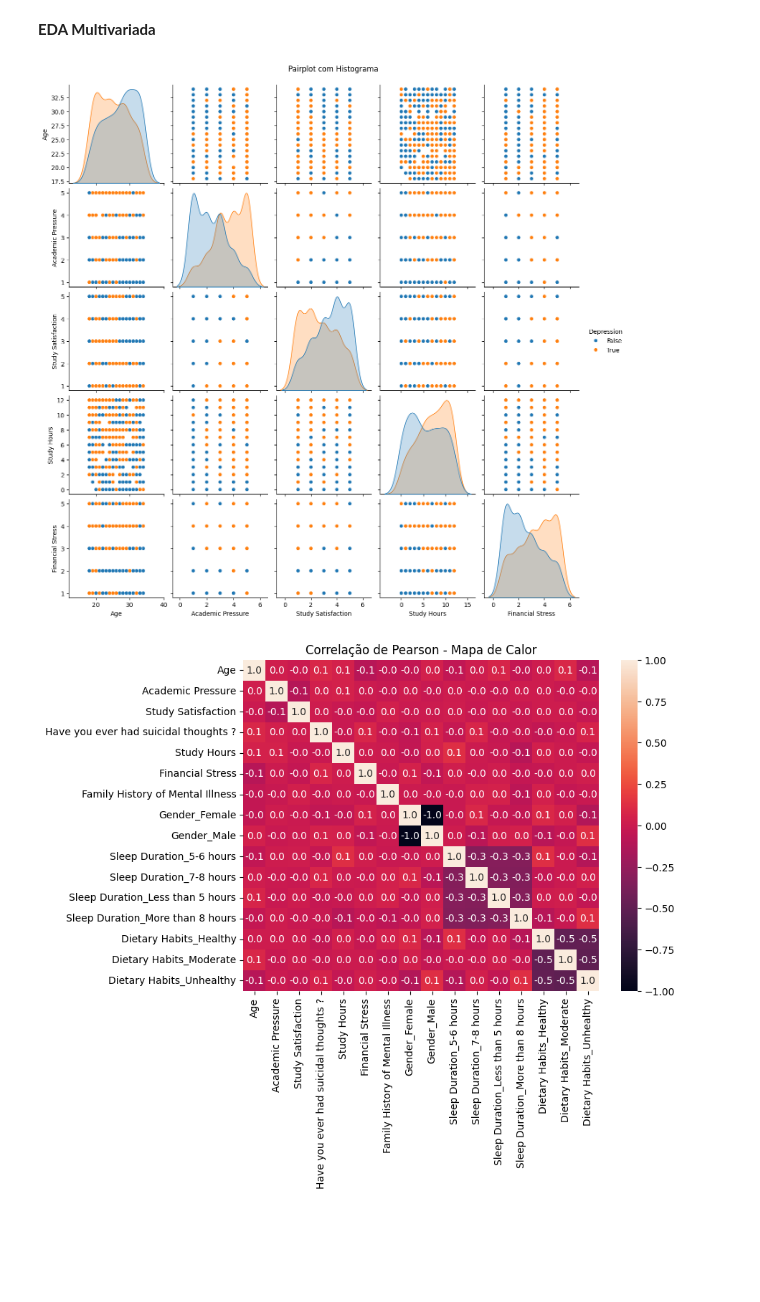
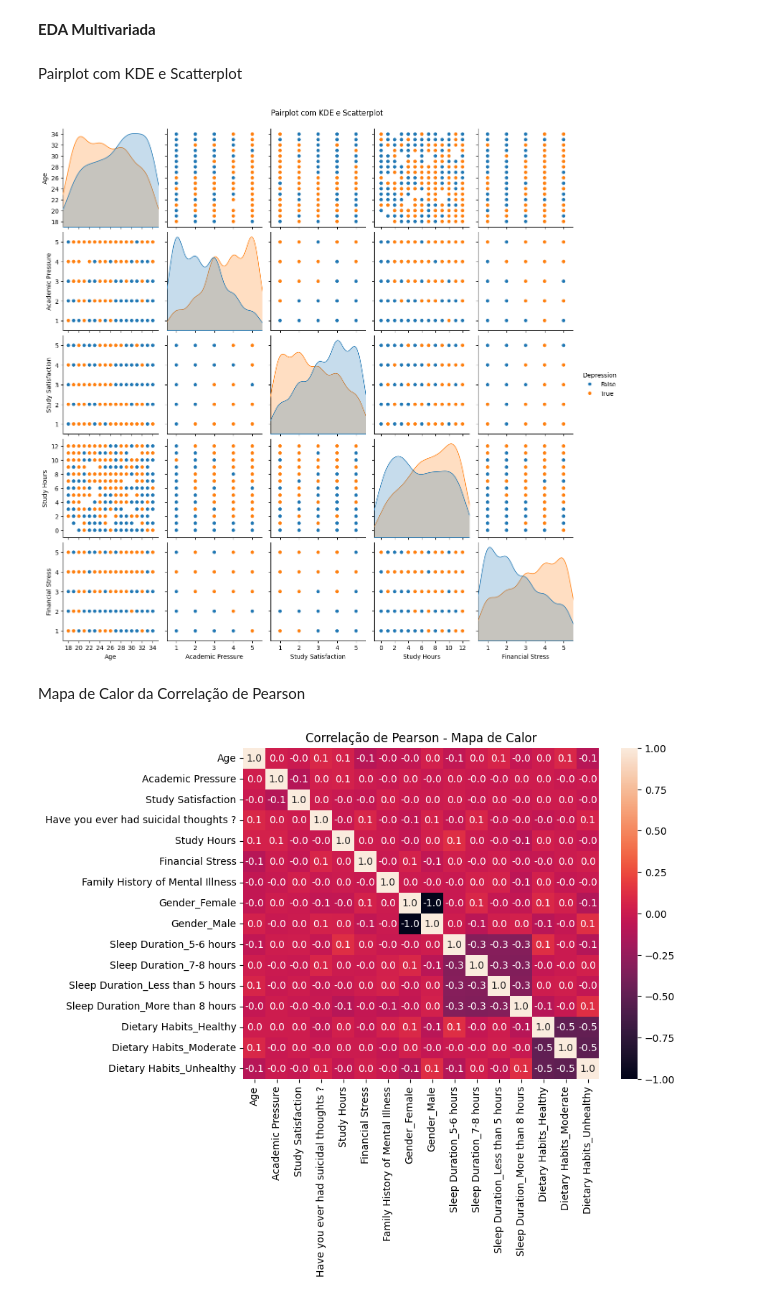
Before and after one commit to MrCostinha/CDE-AM, a Jupyter notebook: CDE_Projeto_Final_AM.ipynb, the cells around one changed output. Saved outputs shown, nothing was run; the diff lists cells and outputs as text; code cells hidden in the pictures; blank space fills up the shorter version.

```diff
--- a/CDE_Projeto_Final_AM.ipynb
+++ b/CDE_Projeto_Final_AM.ipynb
@@ -266,18 +313,45 @@ for coluna in numericas:
 [figure]
 # %% [markdown]
 **EDA Multivariada**
-# %%
-pp_hist = sns.pairplot(
-    depre,
-    vars=X[numericas],
-    hue='Depression',
-    diag_kind='kde'
-)
-plt.suptitle('Pairplot com Histograma', y=1.02)
-plt.savefig('pairplot.png', bbox_inches='tight')
-plt.show()
-# %% [output]
-[figure, removed]
+# %% [markdown]
+Pairplot com KDE e Scatterplot
+# %%
+pp = sns.pairplot(
+    depre,
+    vars=numericas,
+    hue='Depression',
+    diag_kind='kde',
+)
+
+for i, coluna_y in enumerate(numericas):
+    for j, coluna_x in enumerate(numericas):
+        ax = pp.axes[i, j]
+
+        if coluna_x in ordinais:
+            ax.set_xlim(0.5, 5.5)
+            ax.set_xticks([1, 2, 3, 4, 5])
+        else:
+            min_x = depre[coluna_x].min()
+            max_x = depre[coluna_x].max()
+            ax.set_xlim(min_x - 1, max_x + 1)
+            ax.set_xticks(np.arange(np.floor(min_x), np.ceil(max_x) + 1, 2))
+
+        if coluna_y in ordinais:
+            ax.set_ylim(0.5, 5.5)
+            ax.set_yticks([1, 2, 3, 4, 5])
+        else:
+            min_y = depre[coluna_y].min()
+            max_y = depre[coluna_y].max()
+            ax.set_ylim(min_y - 1, max_y + 1)
+            ax.set_yticks(np.arange(np.floor(min_y), np.ceil(max_y) + 1, 2))
+
+plt.suptitle('Pairplot com KDE e Scatterplot', y=1.02)
+plt.savefig('pairplot.png', bbox_inches='tight')
+plt.show()
+# %% [output]
+[figure, added]
+# %% [markdown]
+Mapa de Calor da Correlação de Pearson
 # %%
 correlacao = X.corr(method='pearson')
 
```
Also changed, not shown: parts of 9 cells of this notebook.
